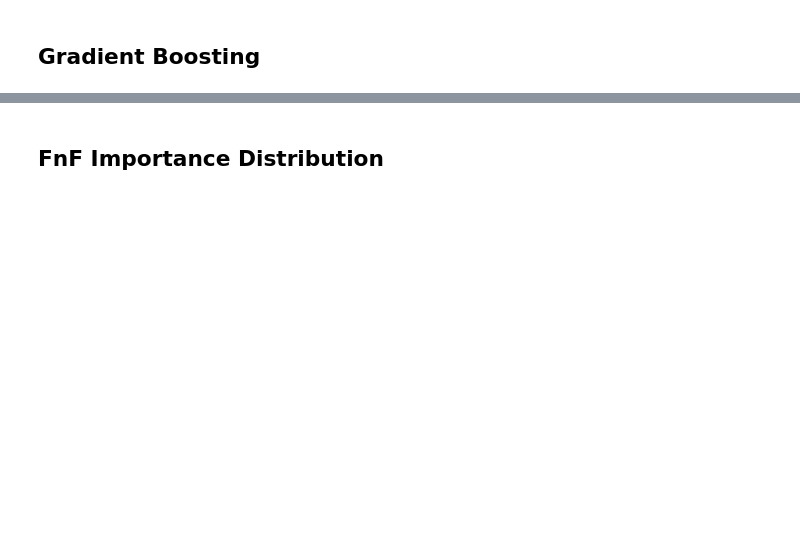
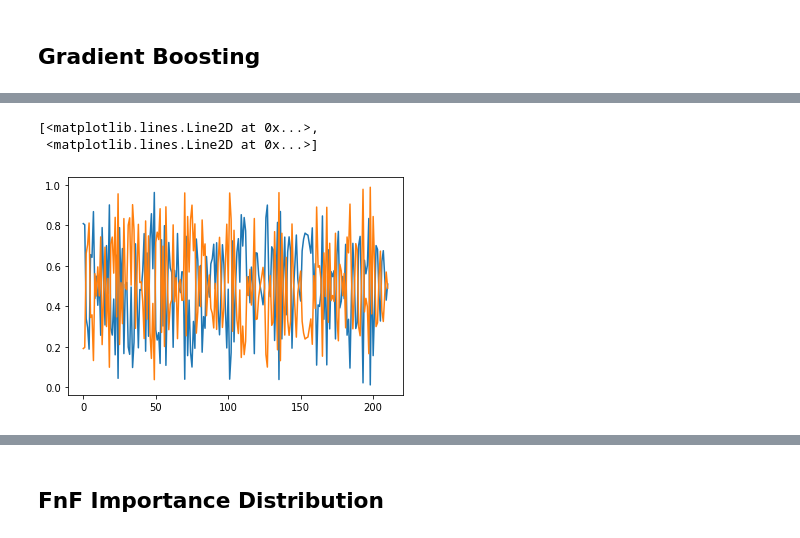
Before and after one commit to Davidloku1234567/CS221Project, a Jupyter notebook: fancierClassifier/Classification Bundle.ipynb, the cells around one changed output, grey strips where cells are left out. Drawn from its saved outputs; the diff is of its cells as text; code cells hidden in the pictures; blank space fills up the shorter version.

```diff
--- a/fancierClassifier/Classification Bundle.ipynb
+++ b/fancierClassifier/Classification Bundle.ipynb
@@ -137,0 +224,6 @@ nofire prediction:  0.9913528162717926
+# %%
+plt.plot(gpc_fnf.predict_proba(X_test_fire_norm))
+# %% [output]
+[<matplotlib.lines.Line2D at 0x...>,
+ <matplotlib.lines.Line2D at 0x...>]
+[figure, added]
```
Also changed, not shown: parts of 51 cells of this notebook.
